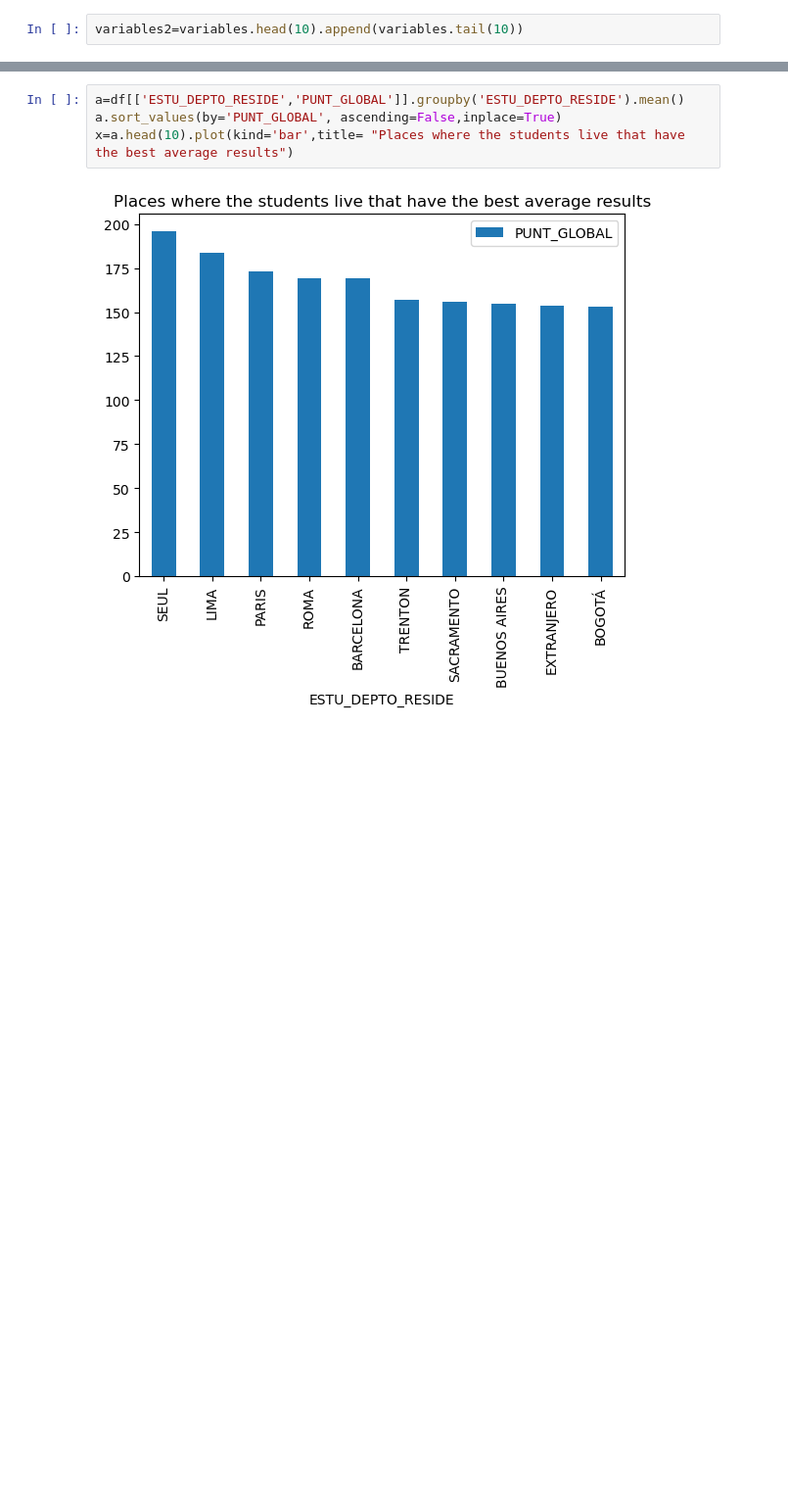
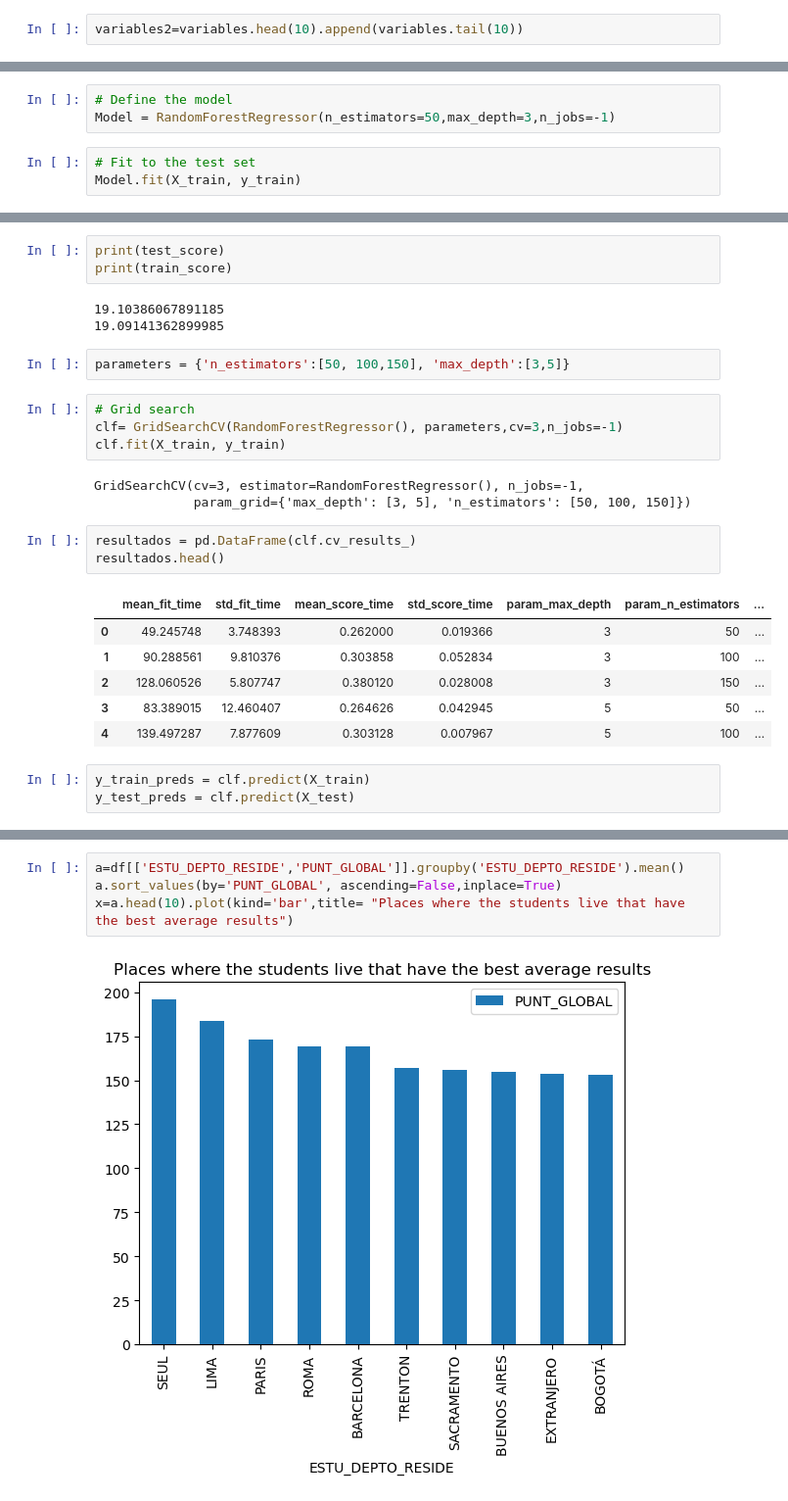
Before and after one commit to Andrecezu1/Educational, a Jupyter notebook: Capstone.ipynb, the cells around one changed output, grey strips where cells are left out. Shown at 98% size. Saved outputs shown, nothing was run; the diff lists cells and outputs as text; blank space fills up the shorter version.

```diff
--- a/Capstone.ipynb
+++ b/Capstone.ipynb
@@ -445,0 +402,6 @@ It can be seen that if a student lives in Seul or Barcelona, it is provable to g
+# %%
+# Define the model
+Model = RandomForestRegressor(n_estimators=50,max_depth=3,n_jobs=-1)
+# %%
+# Fit to the test set
+Model.fit(X_train, y_train)
@@ -445,0 +419,28 @@ It can be seen that if a student lives in Seul or Barcelona, it is provable to g
+# %%
+print(test_score)
+print(train_score)
+# %% [output]
+19.10386067891185
+19.09141362899985
+# %%
+parameters = {'n_estimators':[50, 100,150], 'max_depth':[3,5]}
+# %%
+# Grid search
+clf= GridSearchCV(RandomForestRegressor(), parameters,cv=3,n_jobs=-1)
+clf.fit(X_train, y_train)
+# %% [output]
+GridSearchCV(cv=3, estimator=RandomForestRegressor(), n_jobs=-1,
+             param_grid={'max_depth': [3, 5], 'n_estimators': [50, 100, 150]})
+# %%
+resultados = pd.DataFrame(clf.cv_results_)
+resultados.head()
+# %% [output]
+|  | mean_fit_time | std_fit_time | mean_score_time | std_score_time | param_max_depth | param_n_estimators | ... |
+| 0 | 49.245748 | 3.748393 | 0.262000 | 0.019366 | 3 | 50 | ... |
+| 1 | 90.288561 | 9.810376 | 0.303858 | 0.052834 | 3 | 100 | ... |
+| 2 | 128.060526 | 5.807747 | 0.380120 | 0.028008 | 3 | 150 | ... |
+| 3 | 83.389015 | 12.460407 | 0.264626 | 0.042945 | 5 | 50 | ... |
+| 4 | 139.497287 | 7.877609 | 0.303128 | 0.007967 | 5 | 100 | ... |
+# %%
+y_train_preds = clf.predict(X_train)
+y_test_preds = clf.predict(X_test)
```
Also changed, not shown: parts of 28 cells of this notebook.
